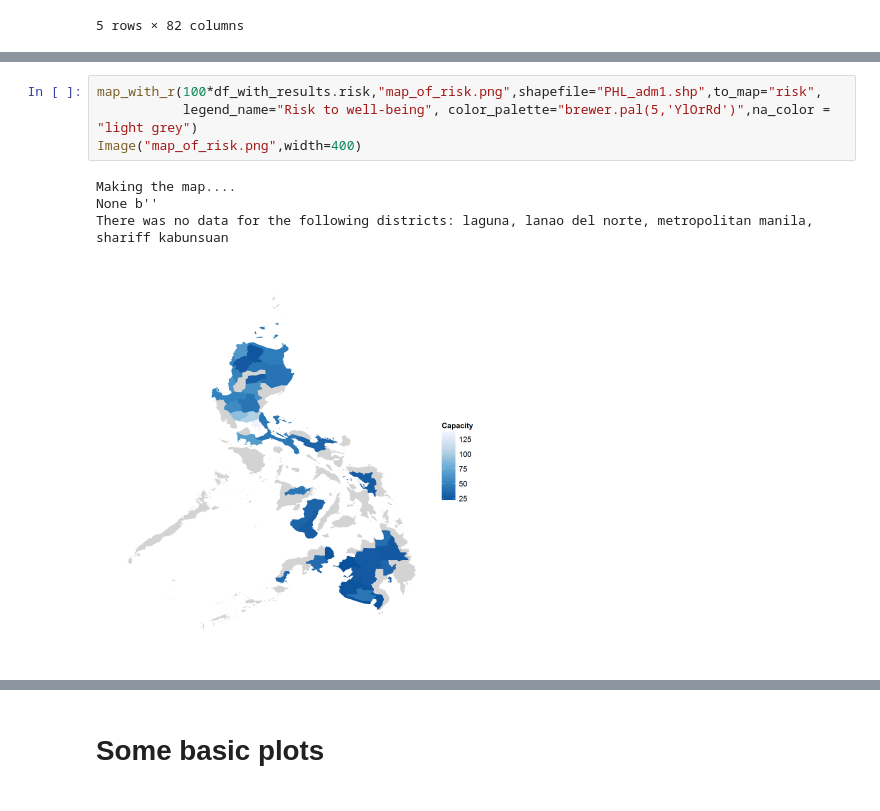
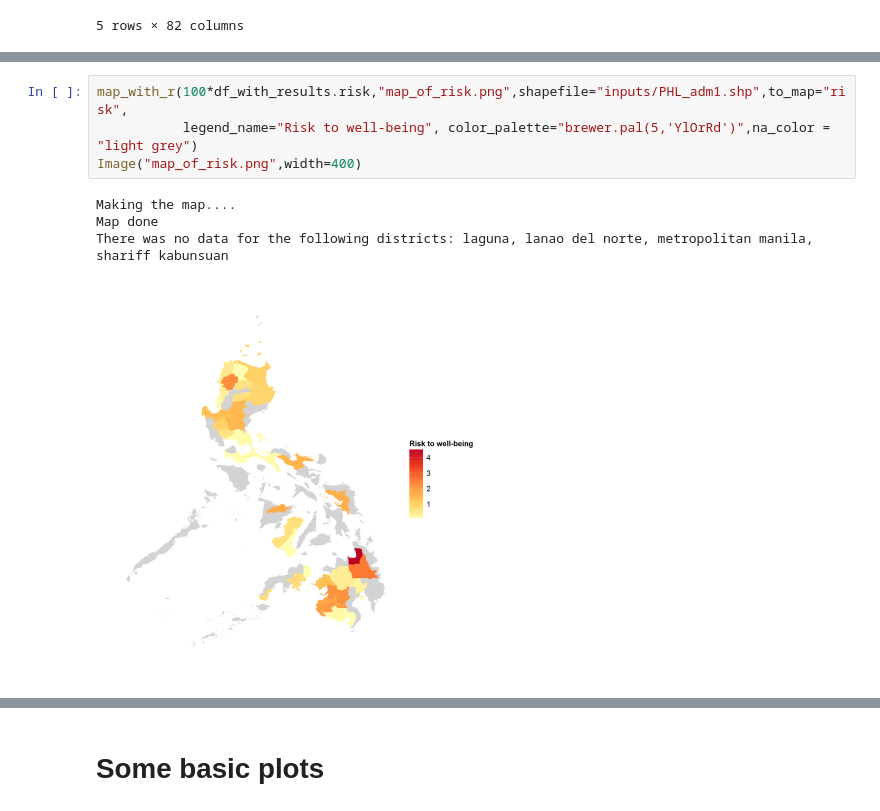
Before and after one commit to adrivsh/resilience_indicator_phl, a Jupyter notebook: draw_maps_and_plots.ipynb, the cells around one changed output, grey strips where cells are left out. Drawn from its saved outputs; the diff is of its cells as text.

```diff
--- a/draw_maps_and_plots.ipynb
+++ b/draw_maps_and_plots.ipynb
@@ -35,10 +34,10 @@ There was no data for the following districts: laguna, lanao del norte, metropol
 # %%
-map_with_r(100*df_with_results.risk,"map_of_risk.png",shapefile="PHL_adm1.shp",to_map="risk",
+map_with_r(100*df_with_results.risk,"map_of_risk.png",shapefile="inputs/PHL_adm1.shp",to_map="risk",
            legend_name="Risk to well-being", color_palette="brewer.pal(5,'YlOrRd')",na_color = "light grey")
 Image("map_of_risk.png",width=400)
 # %% [output]
 Making the map....
-None b''
+Map done
 There was no data for the following districts: laguna, lanao del norte, metropolitan manila, shariff kabunsuan
-[figure, old version]
+[figure, new version]
 # %%
```
Also changed, not shown: parts of 4 cells of this notebook, 4 other files.
